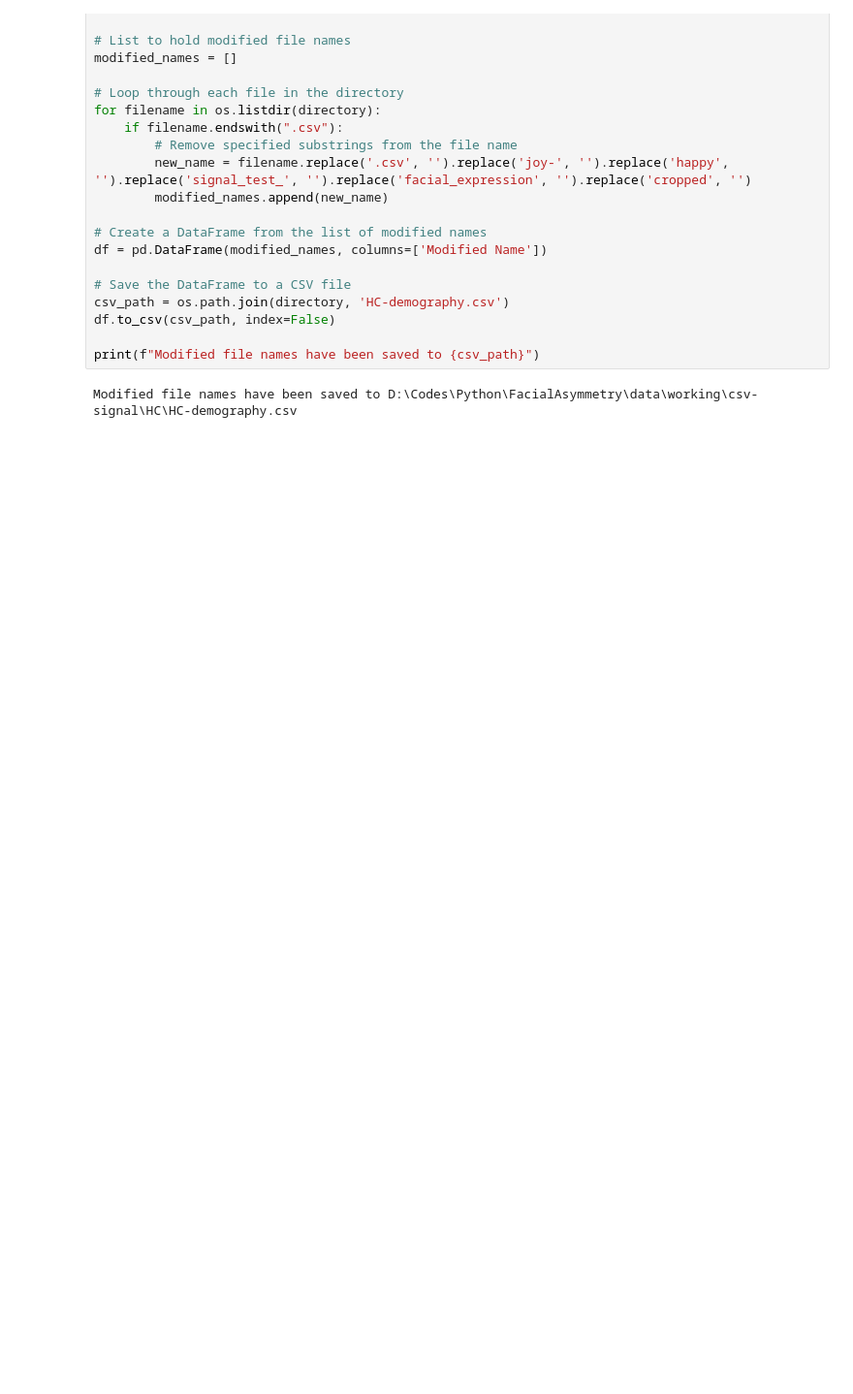
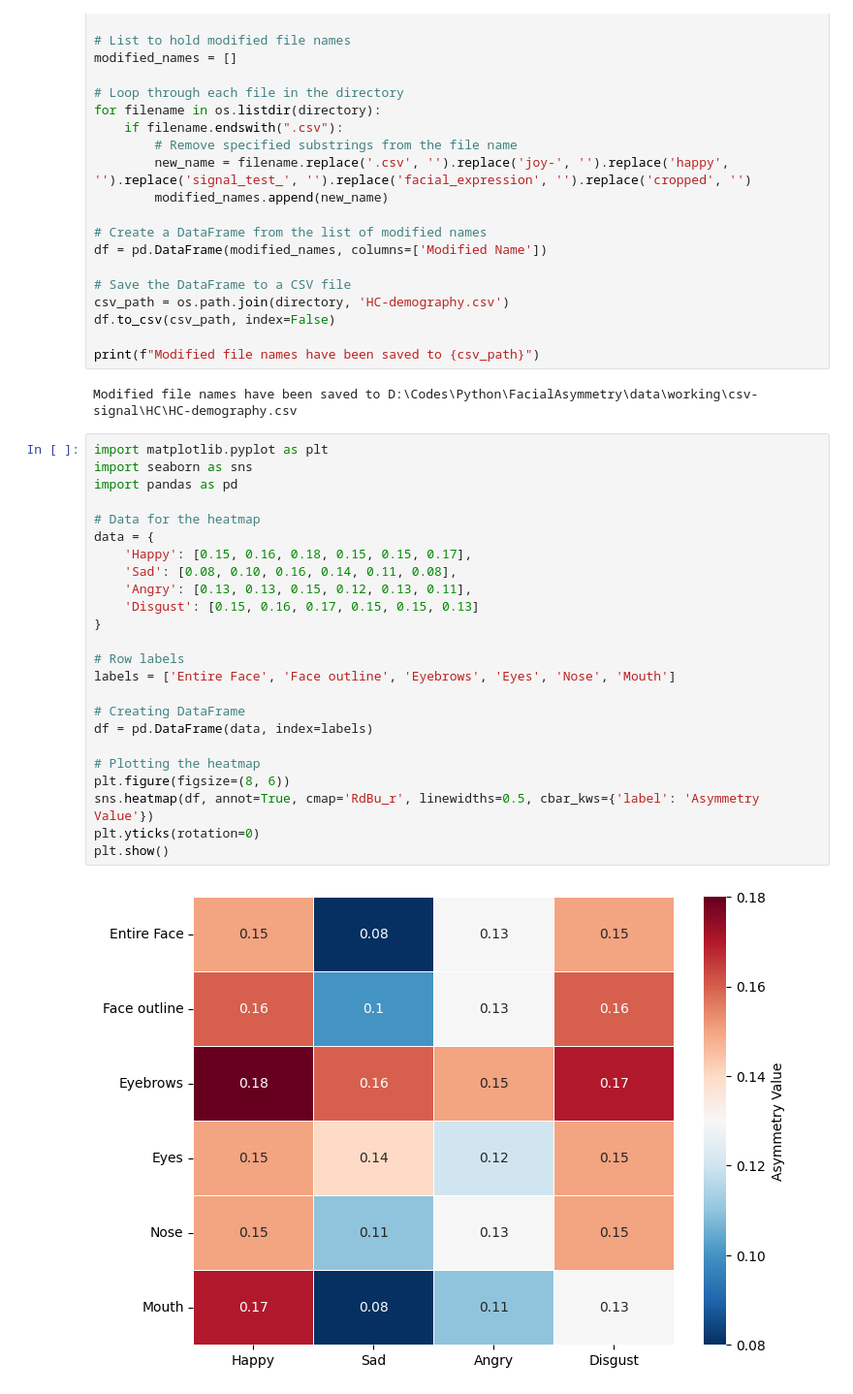
Before and after one commit to irania/FacialAsymmetry, a Jupyter notebook: train_facial_asymmetry.ipynb, the cells around one changed output. Shown at 97% size. Saved outputs shown, nothing was run; the diff lists cells and outputs as text; blank space fills up the shorter version.

Commit message:
update images

```diff
--- a/train_facial_asymmetry.ipynb
+++ b/train_facial_asymmetry.ipynb
@@ -759,3 +759,29 @@ df.to_csv(csv_path, index=False)
 print(f"Modified file names have been saved to {csv_path}")
 # %% [output]
 Modified file names have been saved to D:\Codes\Python\FacialAsymmetry\data\working\csv-signal\HC\HC-demography.csv
+# %%
+import matplotlib.pyplot as plt
+import seaborn as sns
+import pandas as pd
+
+# Data for the heatmap
+data = {
+    'Happy': [0.15, 0.16, 0.18, 0.15, 0.15, 0.17],
+    'Sad': [0.08, 0.10, 0.16, 0.14, 0.11, 0.08],
+    'Angry': [0.13, 0.13, 0.15, 0.12, 0.13, 0.11],
+    'Disgust': [0.15, 0.16, 0.17, 0.15, 0.15, 0.13]
+}
+
+# Row labels
+labels = ['Entire Face', 'Face outline', 'Eyebrows', 'Eyes', 'Nose', 'Mouth']
+
+# Creating DataFrame
+df = pd.DataFrame(data, index=labels)
+
+# Plotting the heatmap
+plt.figure(figsize=(8, 6))
+sns.heatmap(df, annot=True, cmap='RdBu_r', linewidths=0.5, cbar_kws={'label': 'Asymmetry Value'})
+plt.yticks(rotation=0)
+plt.show()
+# %% [output]
+[figure, added]
```
Also changed, not shown: parts of 2 cells of this notebook, 1 other file.
